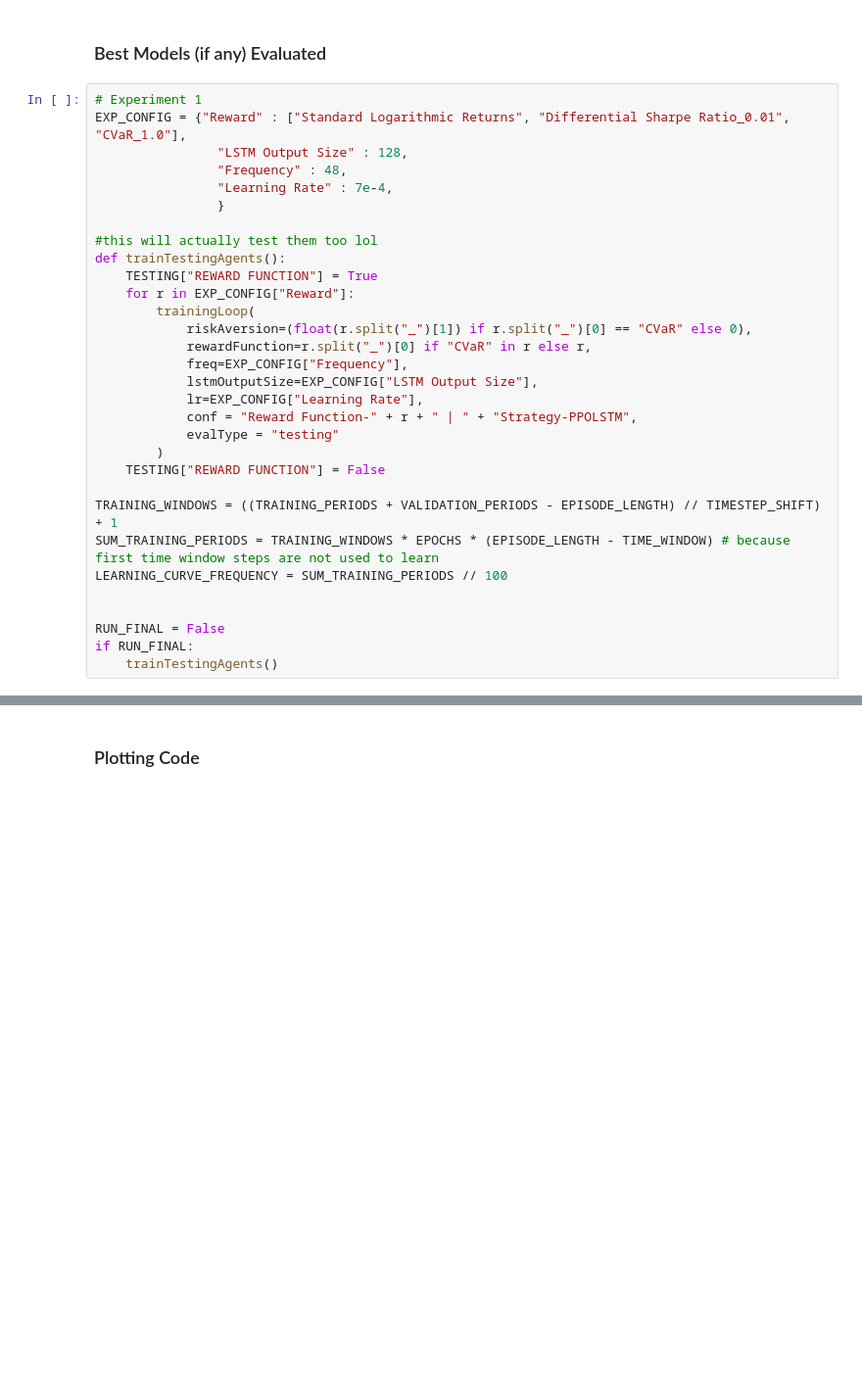
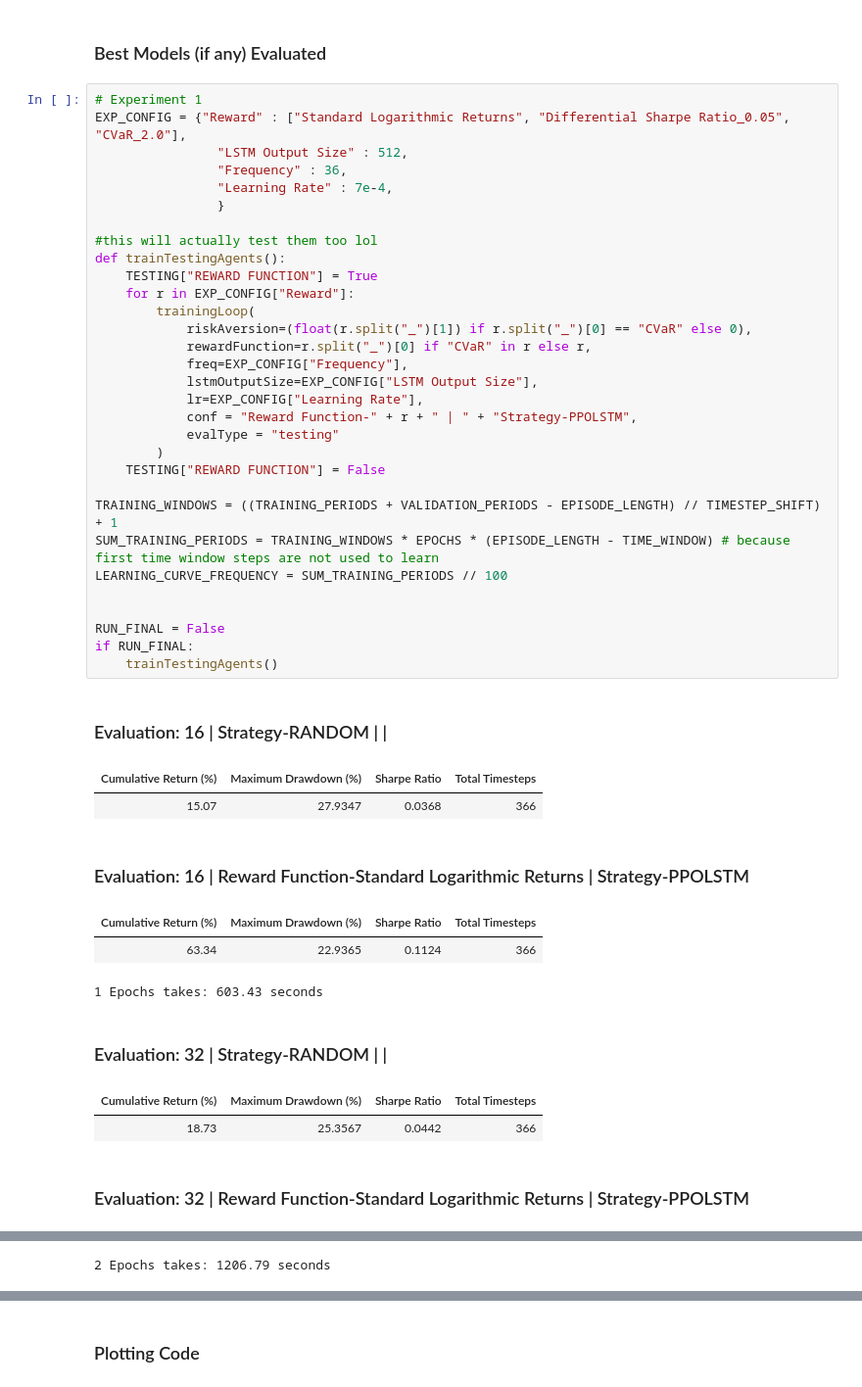
Before and after one commit to rogoson/Dissertation, a Jupyter notebook: DissertationCode.ipynb, the cells around one changed output, grey strips where cells are left out. Shown at 98% size. Cells and saved outputs as stored; diff of their text form; blank space fills up the shorter version.

```diff
--- a/DissertationCode.ipynb
+++ b/DissertationCode.ipynb
@@ -907,32 +906,44 @@ Epoch 4 | Best Score:  0.3301680899088471
 ### Best Models (if any) Evaluated
 # %%
 # Experiment 1
-EXP_CONFIG = {"Reward" : ["Standard Logarithmic Returns", "Differential Sharpe Ratio_0.01", "CVaR_1.0"],
-                "LSTM Output Size" : 128,
-                "Frequency" : 48,
+EXP_CONFIG = {"Reward" : ["Standard Logarithmic Returns", "Differential Sharpe Ratio_0.05", "CVaR_2.0"],
+                "LSTM Output Size" : 512,
+                "Frequency" : 36,
                 "Learning Rate" : 7e-4,
                 }
 
 #this will actually test them too lol
 def trainTestingAgents():
     TESTING["REWARD FUNCTION"] = True
     for r in EXP_CONFIG["Reward"]:
         trainingLoop(
             riskAversion=(float(r.split("_")[1]) if r.split("_")[0] == "CVaR" else 0),
             rewardFunction=r.split("_")[0] if "CVaR" in r else r,
             freq=EXP_CONFIG["Frequency"],
             lstmOutputSize=EXP_CONFIG["LSTM Output Size"],
             lr=EXP_CONFIG["Learning Rate"],
             conf = "Reward Function-" + r + " | " + "Strategy-PPOLSTM",
             evalType = "testing"
         )
     TESTING["REWARD FUNCTION"] = False
 
 TRAINING_WINDOWS = ((TRAINING_PERIODS + VALIDATION_PERIODS - EPISODE_LENGTH) // TIMESTEP_SHIFT) + 1
 SUM_TRAINING_PERIODS = TRAINING_WINDOWS * EPOCHS * (EPISODE_LENGTH - TIME_WINDOW) # because first time window steps are not used to learn
 LEARNING_CURVE_FREQUENCY = SUM_TRAINING_PERIODS // 100
 
 
 RUN_FINAL = False
 if RUN_FINAL:
     trainTestingAgents()
+# %% [output]
+Evaluation: 16 | Strategy-RANDOM | |
+| Cumulative Return (%) | Maximum Drawdown (%) | Sharpe Ratio | Total Timesteps |
+| 15.07 | 27.9347 | 0.0368 | 366 |
+Evaluation: 16 | Reward Function-Standard Logarithmic Returns | Strategy-PPOLSTM
+| Cumulative Return (%) | Maximum Drawdown (%) | Sharpe Ratio | Total Timesteps |
+| 63.34 | 22.9365 | 0.1124 | 366 |
+1 Epochs takes: 603.43 seconds
+Evaluation: 32 | Strategy-RANDOM | |
+| Cumulative Return (%) | Maximum Drawdown (%) | Sharpe Ratio | Total Timesteps |
+| 18.73 | 25.3567 | 0.0442 | 366 |
+Evaluation: 32 | Reward Function-Standard Logarithmic Returns | Strategy-PPOLSTM
@@ -938,0 +952 @@ if RUN_FINAL:
+2 Epochs takes: 1206.79 seconds
```
Also changed, not shown: parts of 8 cells of this notebook.
